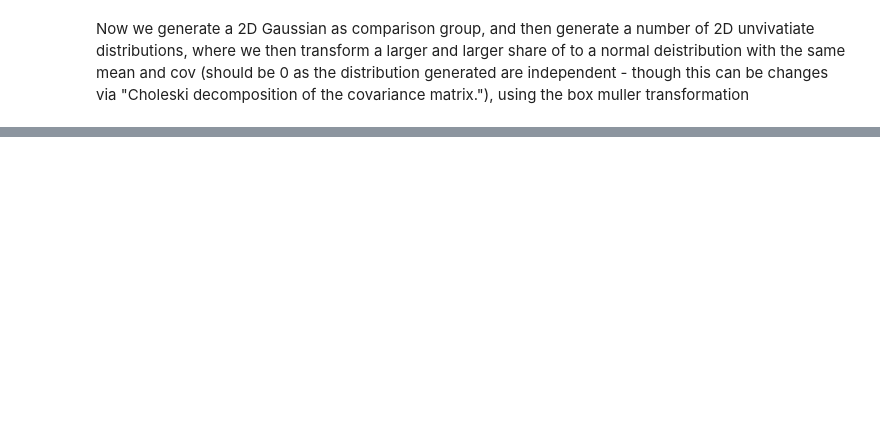
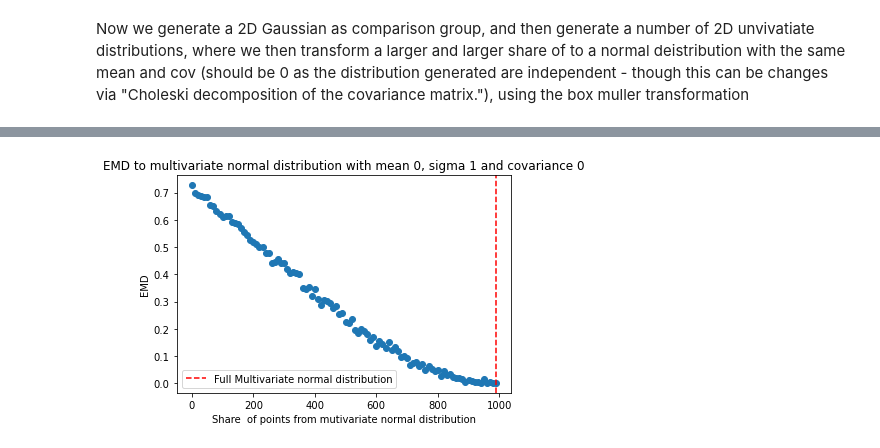
Before and after one commit to A-Lohse/Dialectograms, a Jupyter notebook: Showcase notebook.ipynb, the cells around one changed output, grey strips where cells are left out. Saved outputs shown, nothing was run; the diff lists cells and outputs as text; code cells hidden in the pictures; blank space fills up the shorter version.

```diff
--- a/Showcase notebook.ipynb
+++ b/Showcase notebook.ipynb
@@ -200,0 +276,17 @@ Now we generate a 2D Gaussian as comparison group, and then generate a number of
+# %%
+BmEmd = []
+shares = range(0,1000,10)
+
+for share in tqdm(shares):
+    data = box_muller(1000,share)
+    BmEmd.append(word_emd(data,MultiNormComparison))
+# %%
+plt.scatter(shares,BmEmd)
+plt.axvline(shares[-1],label = "Full Multivariate normal distribution", linestyle = "--", color = "red")
+plt.xlabel("Share  of points from mutivariate normal distribution")
+plt.ylabel("EMD")
+plt.title("EMD to multivariate normal distribution with mean 0, sigma 1 and covariance 0")
+plt.legend()
+plt.show()
+# %% [output]
+[figure, added]
```
Also changed, not shown: parts of 14 cells of this notebook.
